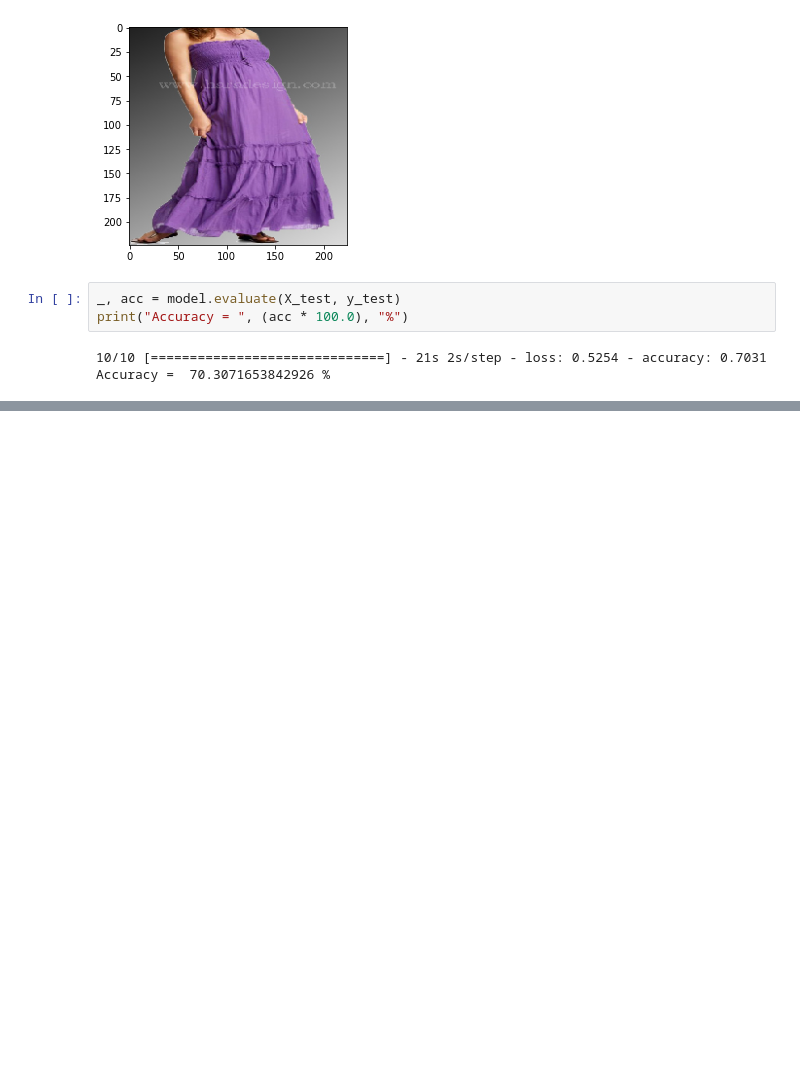
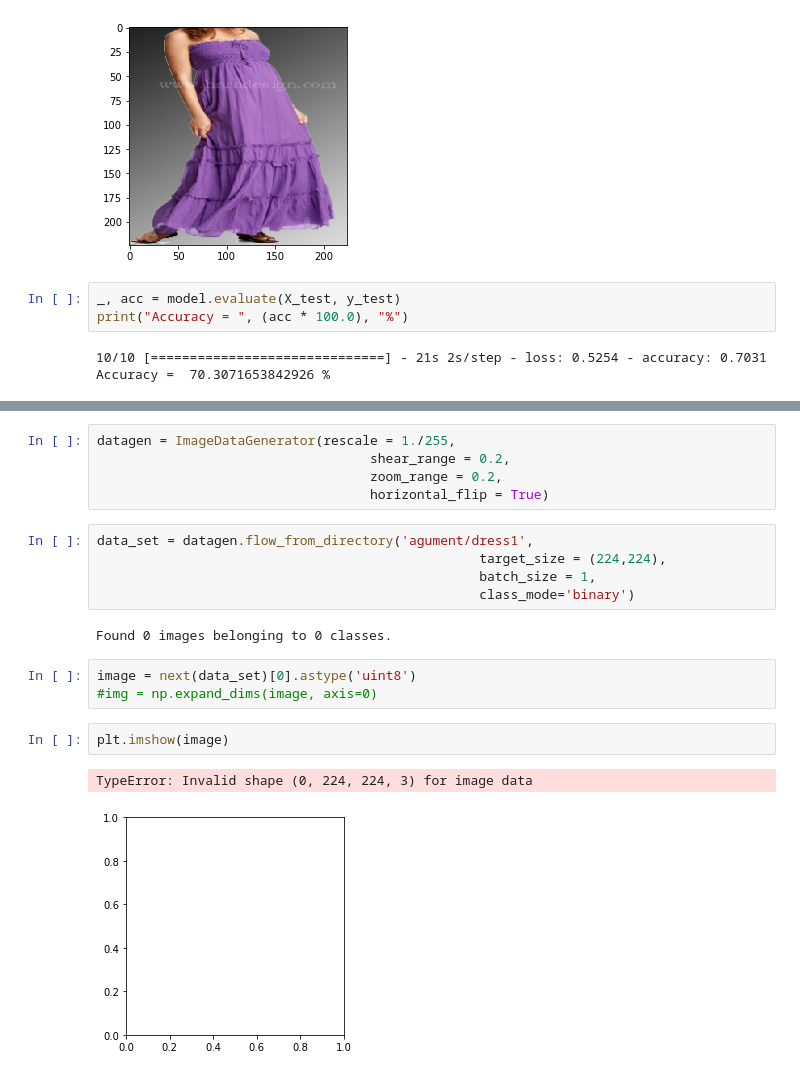
Before and after one commit to sowmu25/Aimonk_CV, a Jupyter notebook: Atrribute.ipynb, the cells around one changed output, grey strips where cells are left out. Saved outputs shown, nothing was run; the diff lists cells and outputs as text; blank space fills up the shorter version.

```diff
--- a/Atrribute.ipynb
+++ b/Atrribute.ipynb
@@ -250,0 +280,20 @@ Attribute Classification for the given image: [1 1 0 0]
+# %%
+datagen = ImageDataGenerator(rescale = 1./255,
+                                   shear_range = 0.2,
+                                   zoom_range = 0.2,
+                                   horizontal_flip = True)
+# %%
+data_set = datagen.flow_from_directory('agument/dress1',
+                                                 target_size = (224,224),
+                                                 batch_size = 1,
+                                                 class_mode='binary')
+# %% [output]
+Found 0 images belonging to 0 classes.
+# %%
+image = next(data_set)[0].astype('uint8')
+#img = np.expand_dims(image, axis=0)
+# %%
+plt.imshow(image)
+# %% [output]
+TypeError: Invalid shape (0, 224, 224, 3) for image data
+[figure, added]
```
Also changed, not shown: parts of 8 cells of this notebook, 10 other files.
